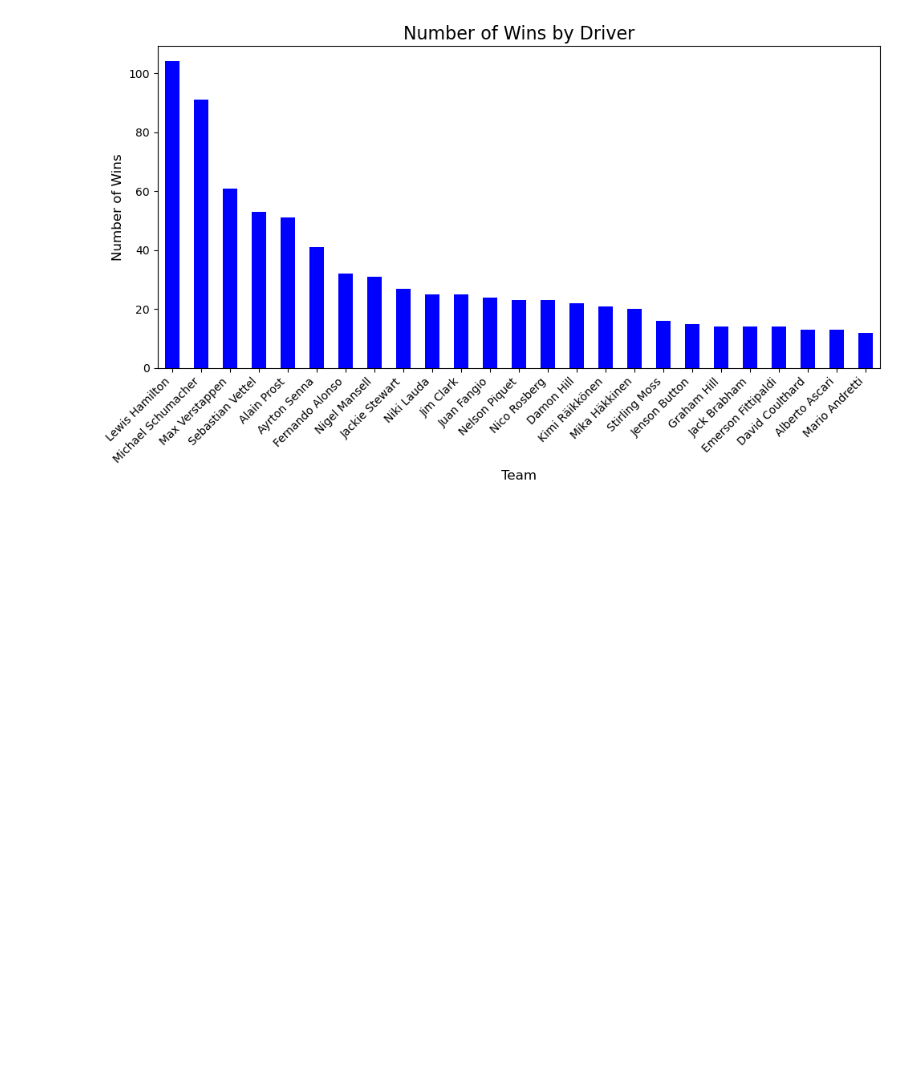
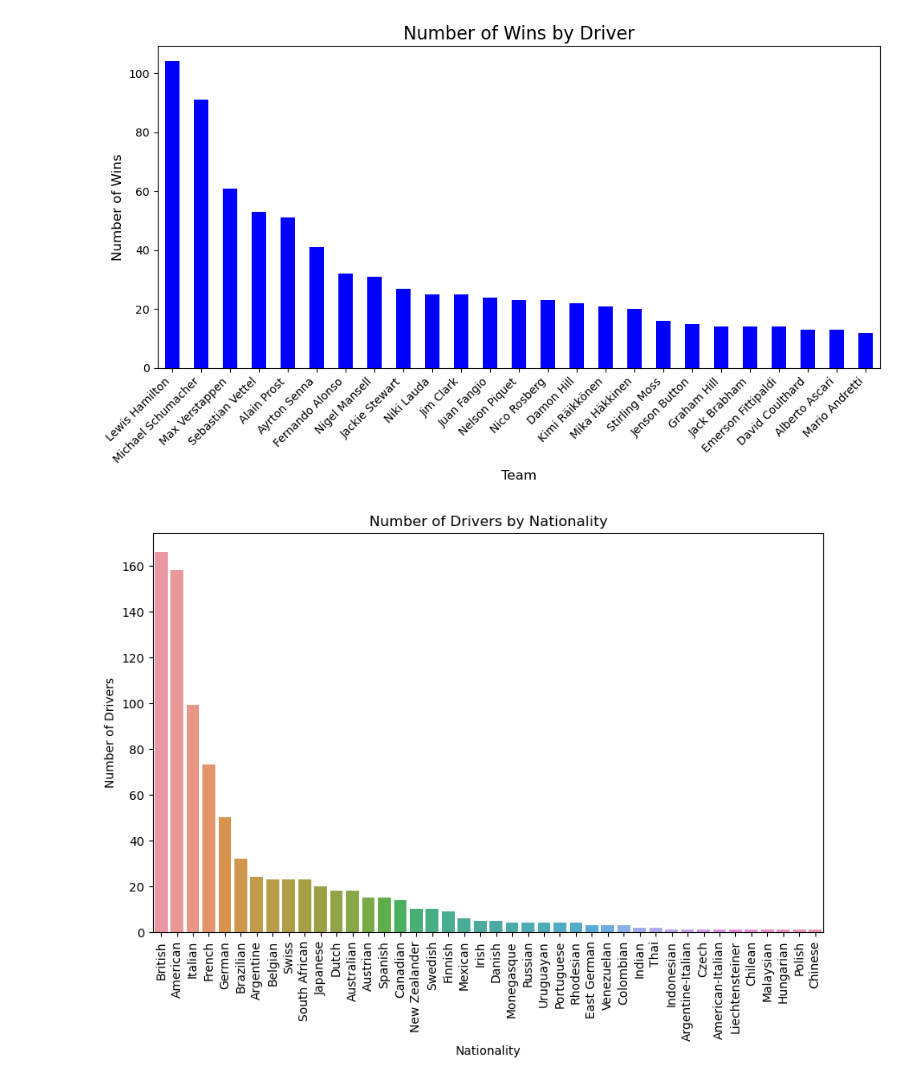
Before and after one commit to mnogueira22/FEUP-PRI, a Jupyter notebook: statistics.ipynb, the cells around one changed output. Saved outputs shown, nothing was run; the diff lists cells and outputs as text; code cells hidden in the pictures; blank space fills up the shorter version.

Commit message:
More graphs added

```diff
--- a/statistics.ipynb
+++ b/statistics.ipynb
@@ -1,10 +1,13 @@
 # %%
 import pandas as pd
 import matplotlib.pyplot as plt
+import seaborn as sns
 
-constructors = pd.read_csv('archive/constructors.csv')
-raceResults = pd.read_csv('archive/results.csv')
-drivers = pd.read_csv('archive/drivers.csv')
+constructors = pd.read_csv('collection/clean_data/constructors.csv')
+raceResults = pd.read_csv('collection/clean_data/results.csv')
+drivers = pd.read_csv('collection/clean_data/drivers.csv')
+races = pd.read_csv('collection/clean_data/races.csv')
+circuits = pd.read_csv('collection/clean_data/circuits.csv')
 # %%
 #Change to TOP 10 with lines of wins of the years.
 
@@ -47,3 +50,16 @@ plt.tight_layout()
 plt.show()
 # %% [output]
 [figure]
+# %%
+# Number of drivers by Nationaly
+nationality_counts = drivers['nationality'].value_counts()
+
+plt.figure(figsize=(10, 6))
+sns.barplot(x=nationality_counts.index, y=nationality_counts.values)
+plt.title('Number of Drivers by Nationality')
+plt.xlabel('Nationality')
+plt.ylabel('Number of Drivers')
+plt.xticks(rotation=90)
+plt.show()
+# %% [output]
+[figure, added]
```
Also changed, not shown: parts of 3 cells of this notebook.
